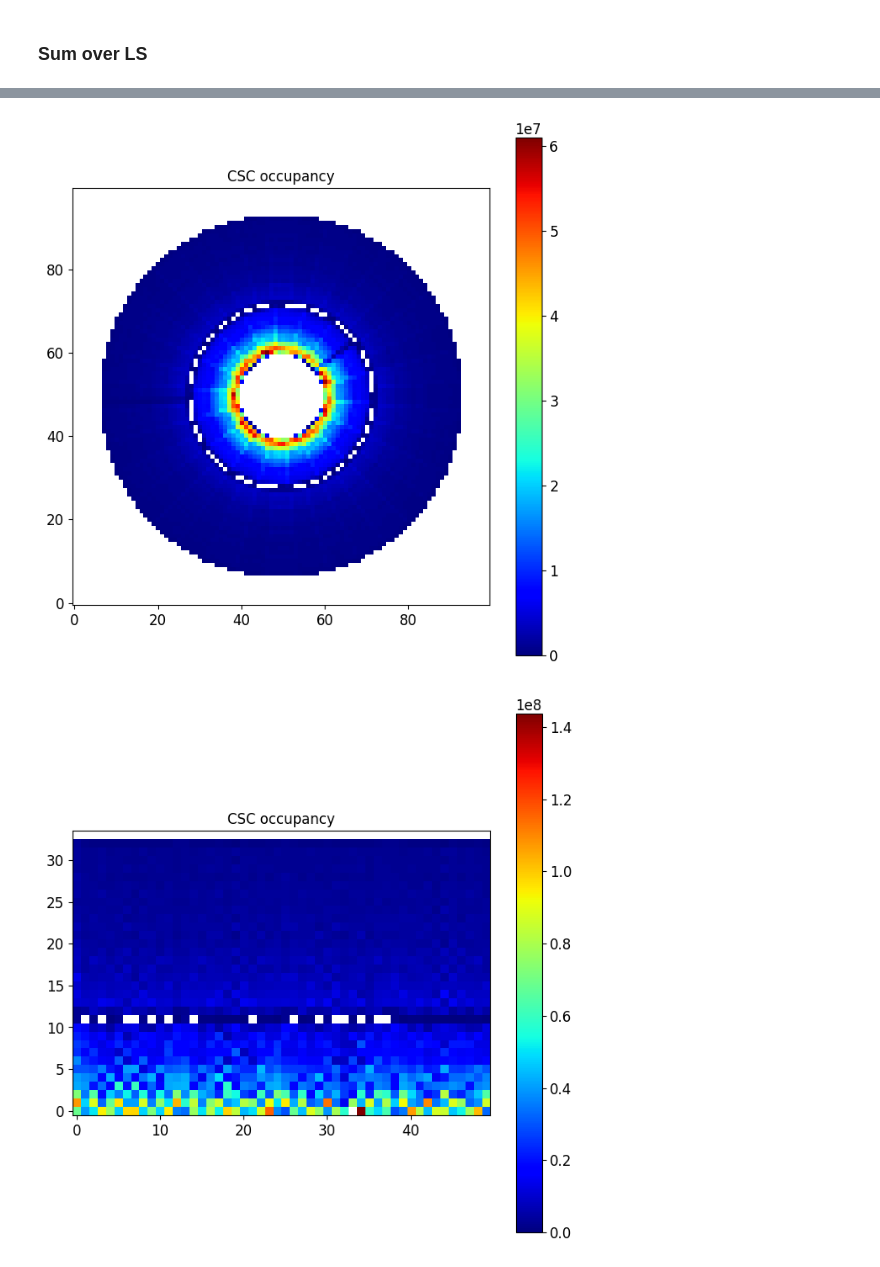
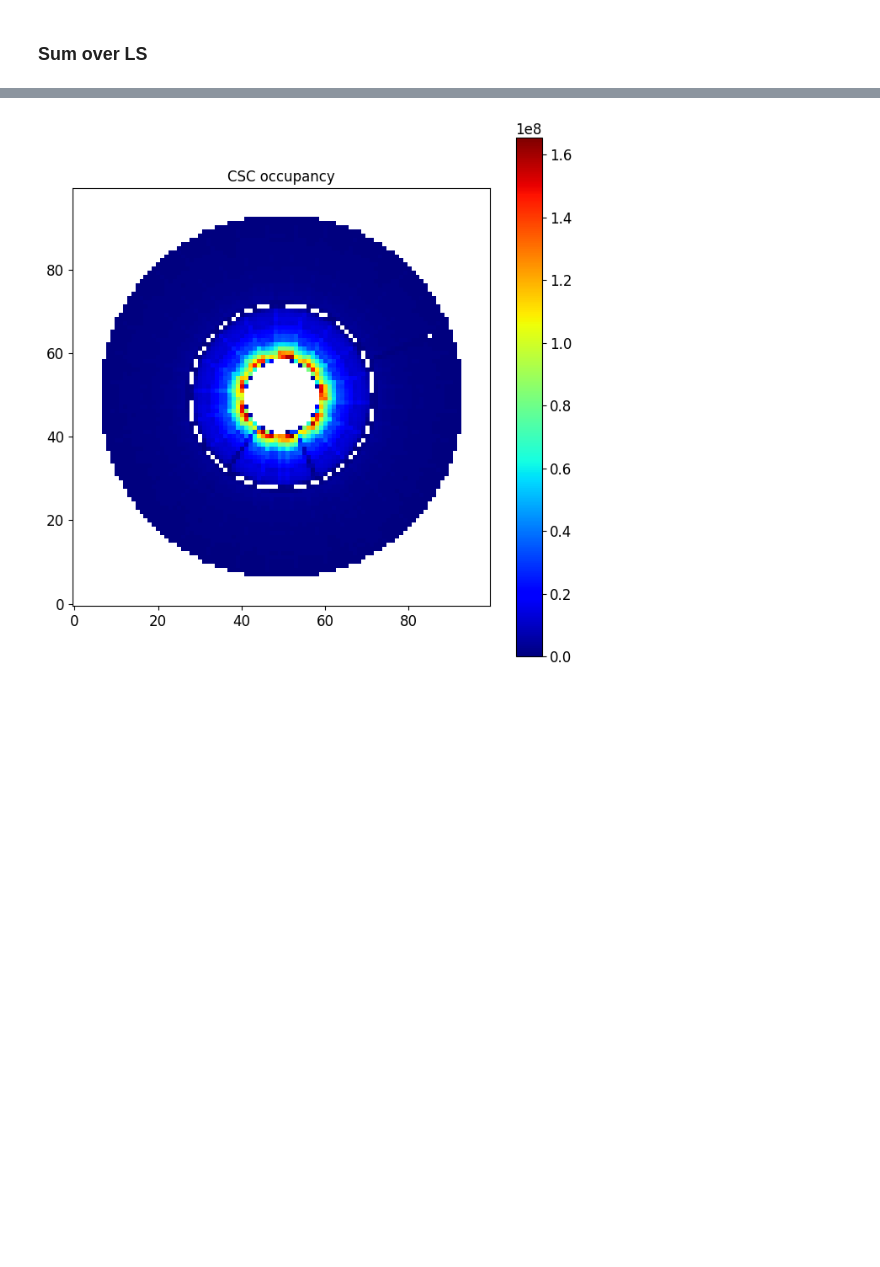
Before and after one commit to Ma128-bit/ML4DQM_deprecated, a Jupyter notebook: CSC_AE_preprocessing.ipynb, the cells around one changed output, grey strips where cells are left out. Saved outputs shown, nothing was run; the diff lists cells and outputs as text; code cells hidden in the pictures; blank space fills up the shorter version.

```diff
--- a/CSC_AE_preprocessing.ipynb
+++ b/CSC_AE_preprocessing.ipynb
@@ -15,6 +24,6 @@ from utilities import *
 # %%
-out_label = "240724"
-me = "hRHGlobalm3"
+out_label = "110824"
+me = "hRHGlobalm2"
 monitoring_elements = pd.read_parquet(me+'_'+out_label+'_s0.parquet')
 # %%
 #removing from dataset instances corresponding to zero inst luminosity
@@ -61,7 +70,6 @@ Show1Dimg(monitoring_elements['mean_lumi'], monitoring_elements['entries_norm'])
 # %%
-monitoring_elements = monitoring_elements.sort_values(by=['run_number', 'ls_number']).reset_index()
+monitoring_elements = monitoring_elements.sort_values(by=['run_number', 'ls_number'])
+monitoring_elements.reset_index(inplace=True)
-# %%
-monitoring_elements = monitoring_elements.reset_index()
 # %% [markdown]
 ### Sum over LS
 # %%
@@ -137,11 +125,9 @@ def hadd_img(df, lumi_threshold):
 # %%
 #have a look to the total (summed) distribution
 sum_img = Make_img(sum(monitoring_elements['data_norm']), monitoring_elements['x_bin'][0], monitoring_elements['x_min'][0], monitoring_elements['x_max'][0], monitoring_elements['y_bin'][0], monitoring_elements['y_min'][0], monitoring_elements['y_max'][0])
 Show2Dimg(sum_img)
-Show2Dimg(XY_to_Polar(sum_img))
 # %% [output]
-[figure, old version]
+[figure, new version]
-[figure, removed]
 # %%
 #hadding consecutive ls to get a given total lumi
 imgs, lumis, entry, num, run_min, run_max, lumi_min, lumi_max = hadd_img(monitoring_elements, 300) #corresponds to 0.3 pb-1/s
```
Also changed, not shown: parts of 20 cells of this notebook, 2 other files.
